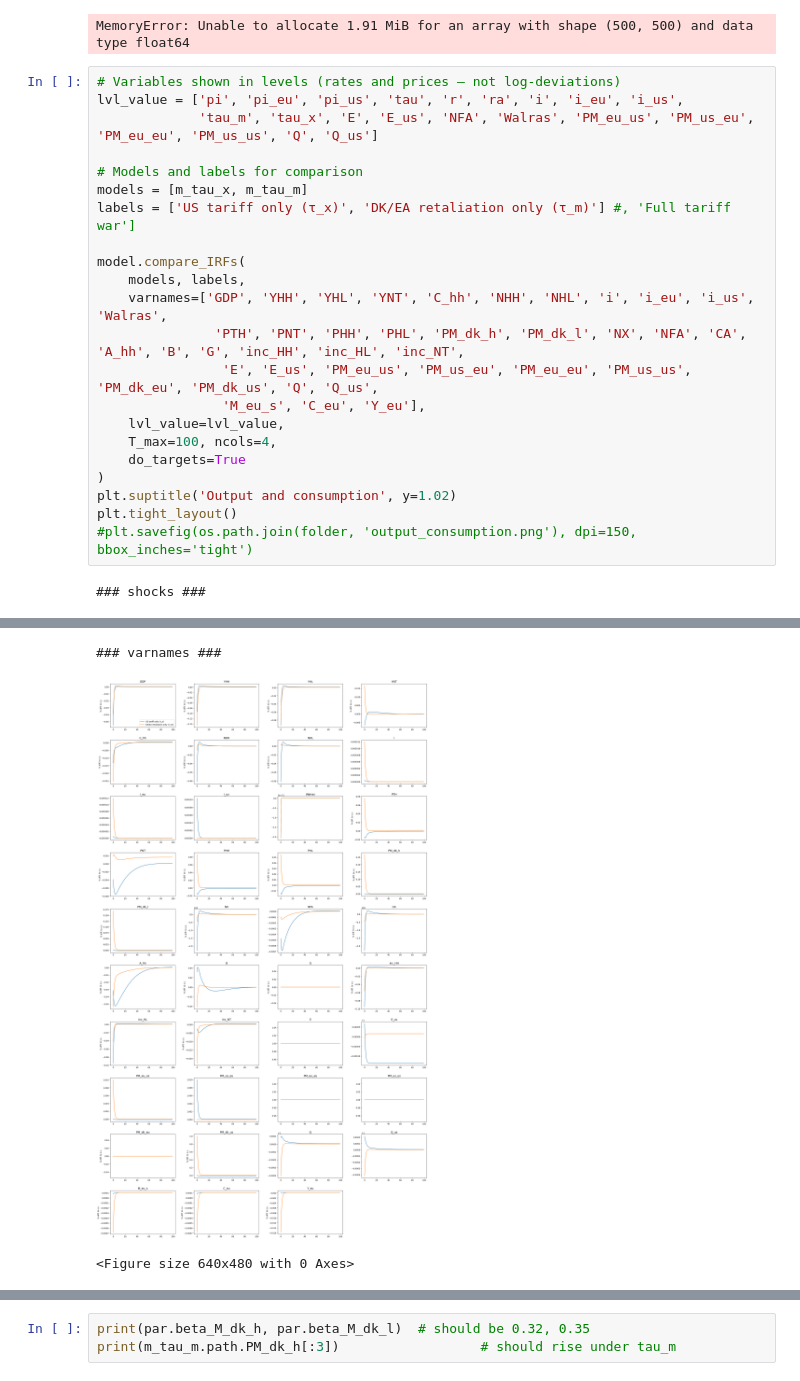
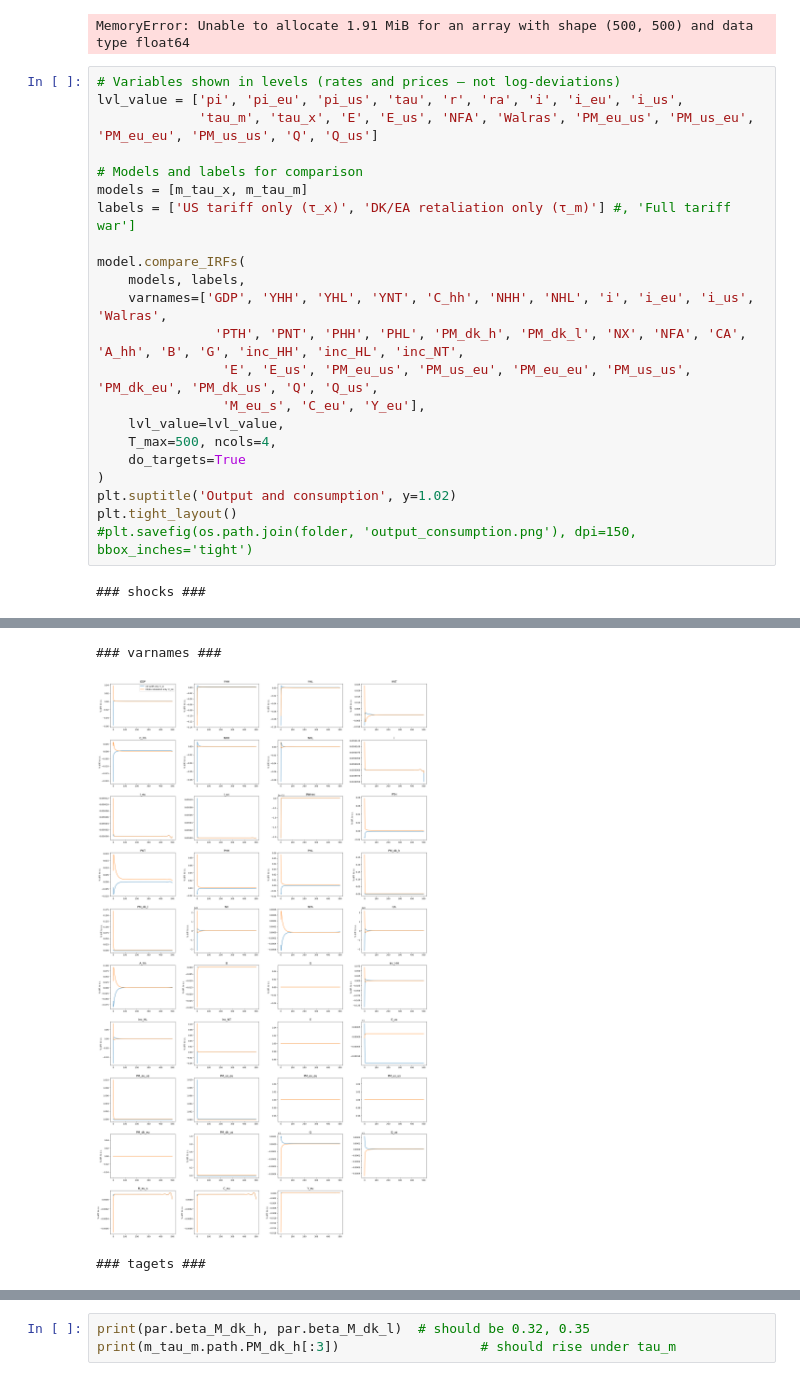
Before and after one commit to AndreaNoergaardAndersen/Master-Thesis, a Jupyter notebook: I-HANK - EU and US/test_extension.ipynb, the cells around one changed output, grey strips where cells are left out. Cells and saved outputs as stored; diff of their text form.

```diff
--- a/I-HANK - EU and US/test_extension.ipynb
+++ b/I-HANK - EU and US/test_extension.ipynb
@@ -874,28 +534,28 @@ MemoryError: Unable to allocate 1.91 MiB for an array with shape (500, 500) and
 # %%
 # Variables shown in levels (rates and prices — not log-deviations)
 lvl_value = ['pi', 'pi_eu', 'pi_us', 'tau', 'r', 'ra', 'i', 'i_eu', 'i_us',
              'tau_m', 'tau_x', 'E', 'E_us', 'NFA', 'Walras', 'PM_eu_us', 'PM_us_eu', 'PM_eu_eu', 'PM_us_us', 'Q', 'Q_us']
 
 # Models and labels for comparison
 models = [m_tau_x, m_tau_m]
 labels = ['US tariff only (τ_x)', 'DK/EA retaliation only (τ_m)'] #, 'Full tariff war']
 
 model.compare_IRFs(
     models, labels,
     varnames=['GDP', 'YHH', 'YHL', 'YNT', 'C_hh', 'NHH', 'NHL', 'i', 'i_eu', 'i_us', 'Walras',
                'PTH', 'PNT', 'PHH', 'PHL', 'PM_dk_h', 'PM_dk_l', 'NX', 'NFA', 'CA', 'A_hh', 'B', 'G', 'inc_HH', 'inc_HL', 'inc_NT',
                 'E', 'E_us', 'PM_eu_us', 'PM_us_eu', 'PM_eu_eu', 'PM_us_us', 'PM_dk_eu', 'PM_dk_us', 'Q', 'Q_us',
                 'M_eu_s', 'C_eu', 'Y_eu'],
     lvl_value=lvl_value,
-    T_max=100, ncols=4,
+    T_max=500, ncols=4,
     do_targets=True
 )
 plt.suptitle('Output and consumption', y=1.02)
 plt.tight_layout()
 #plt.savefig(os.path.join(folder, 'output_consumption.png'), dpi=150, bbox_inches='tight')
 # %% [output]
 ### shocks ###
 [figure]
 ### varnames ###
-[figure, old version]
+[figure, new version]
-<Figure size 640x480 with 0 Axes>
+### tagets ###
```
Also changed, not shown: parts of 28 cells of this notebook, 2 other files.
